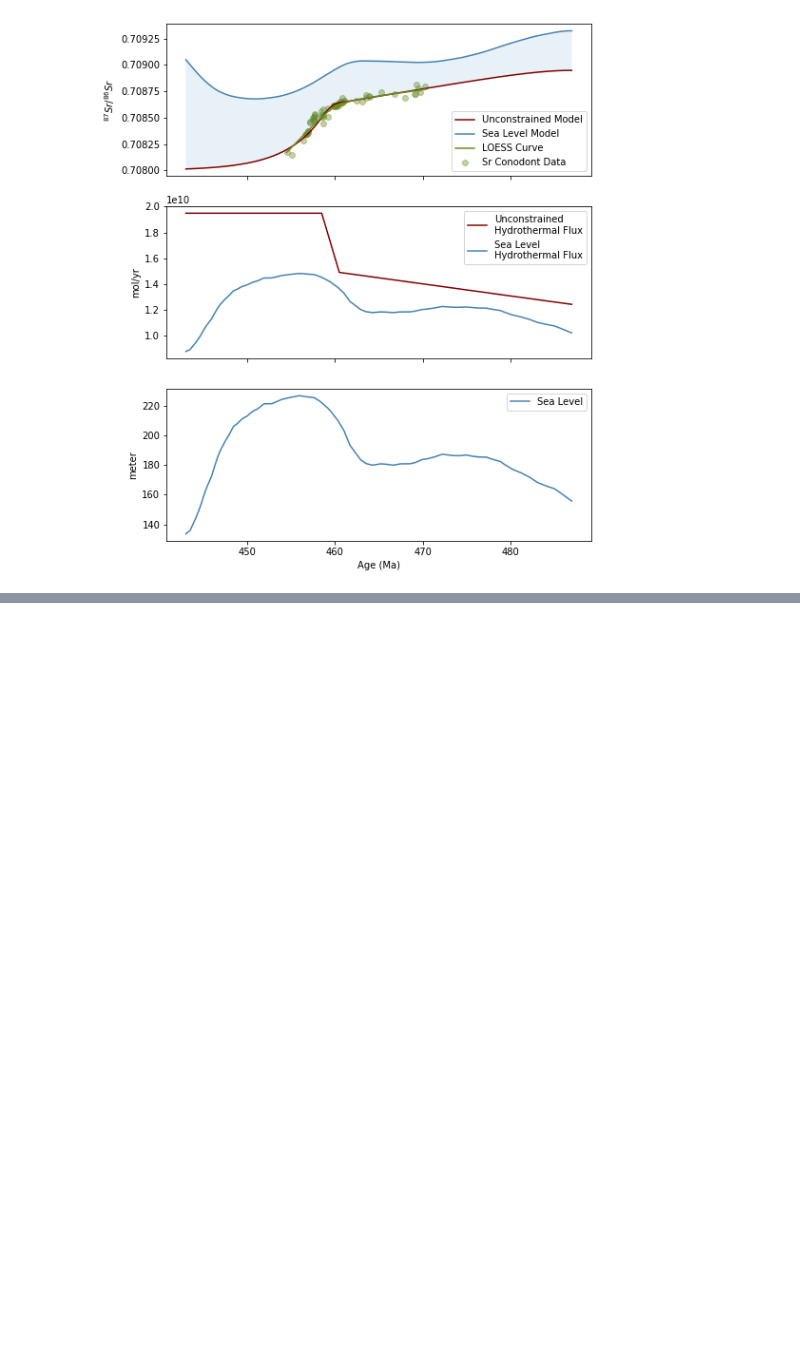
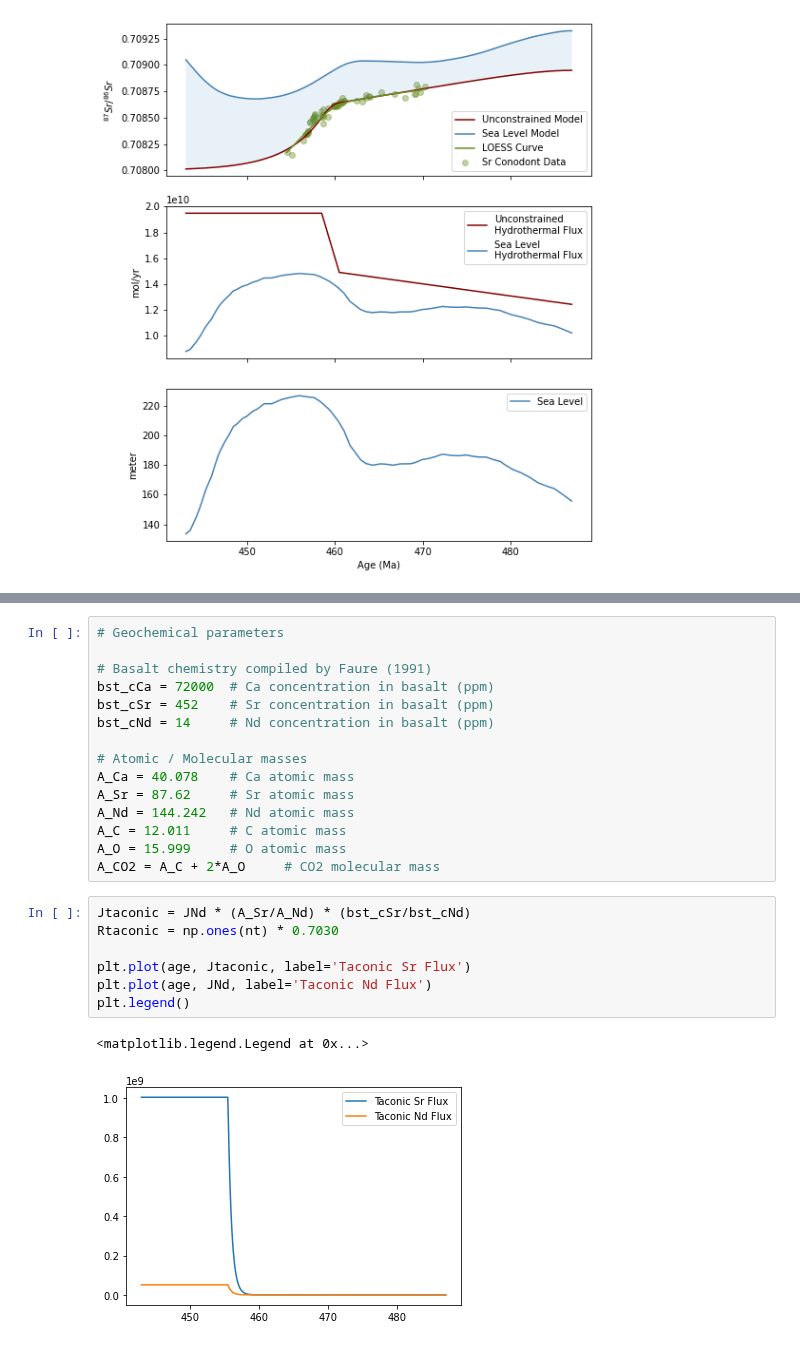
Before and after one commit to datuadiatma/avila_etal_2022, a Jupyter notebook: Notebook/Ordovician_Sr_Model.ipynb, the cells around one changed output, grey strips where cells are left out. Drawn from its saved outputs; the diff is of its cells as text; blank space fills up the shorter version.

```diff
--- a/Notebook/Ordovician_Sr_Model.ipynb
+++ b/Notebook/Ordovician_Sr_Model.ipynb
@@ -319,0 +363,25 @@ plt.show()
+# %%
+# Geochemical parameters
+
+# Basalt chemistry compiled by Faure (1991)
+bst_cCa = 72000  # Ca concentration in basalt (ppm)
+bst_cSr = 452    # Sr concentration in basalt (ppm)
+bst_cNd = 14     # Nd concentration in basalt (ppm)
+
+# Atomic / Molecular masses
+A_Ca = 40.078    # Ca atomic mass
+A_Sr = 87.62     # Sr atomic mass
+A_Nd = 144.242   # Nd atomic mass
+A_C = 12.011     # C atomic mass
+A_O = 15.999     # O atomic mass
+A_CO2 = A_C + 2*A_O     # CO2 molecular mass
+# %%
+Jtaconic = JNd * (A_Sr/A_Nd) * (bst_cSr/bst_cNd)
+Rtaconic = np.ones(nt) * 0.7030
+
+plt.plot(age, Jtaconic, label='Taconic Sr Flux')
+plt.plot(age, JNd, label='Taconic Nd Flux')
+plt.legend()
+# %% [output]
+<matplotlib.legend.Legend at 0x...>
+[figure, added]
```
Also changed, not shown: parts of 14 cells of this notebook, 5 other files.
